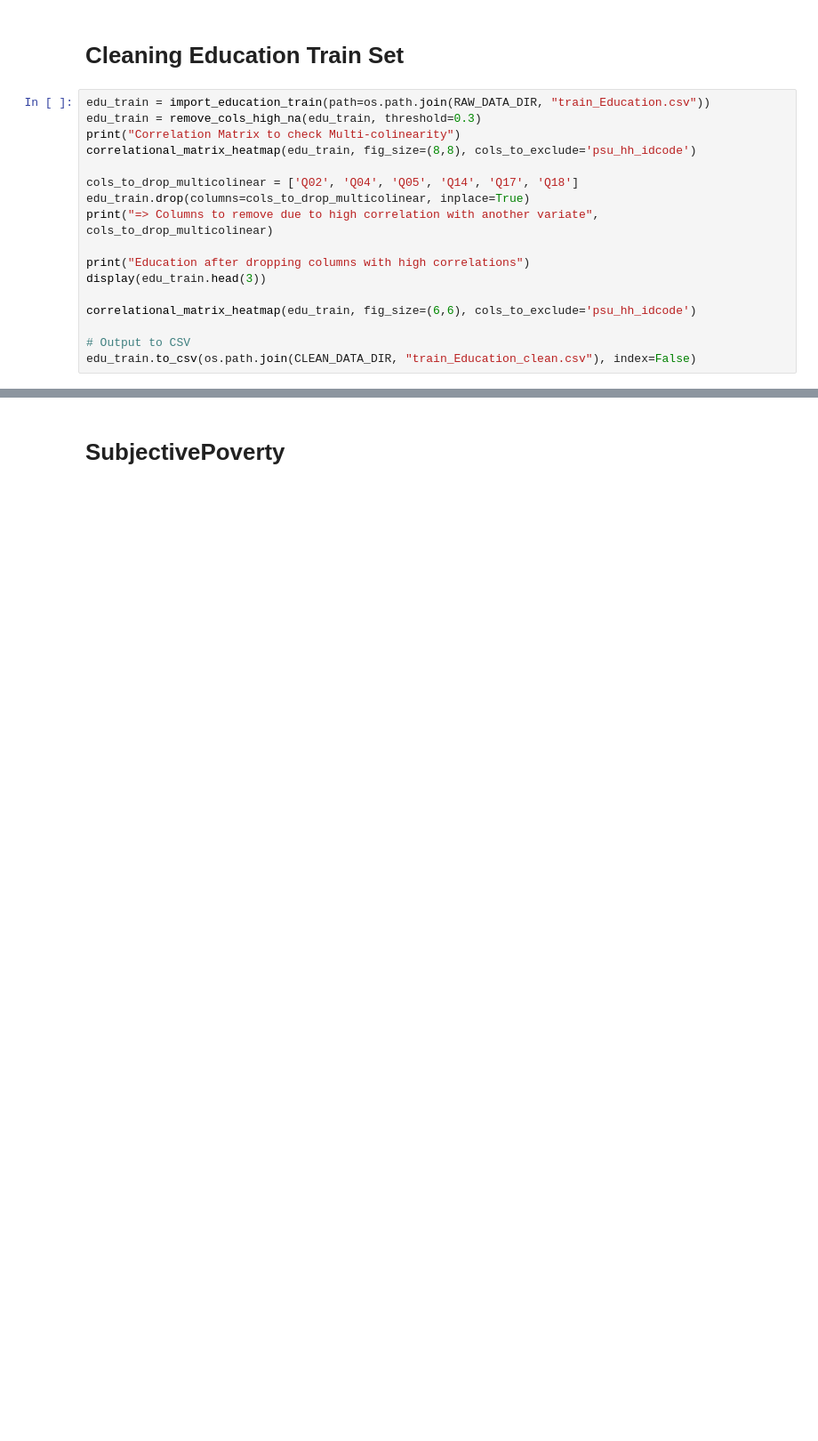
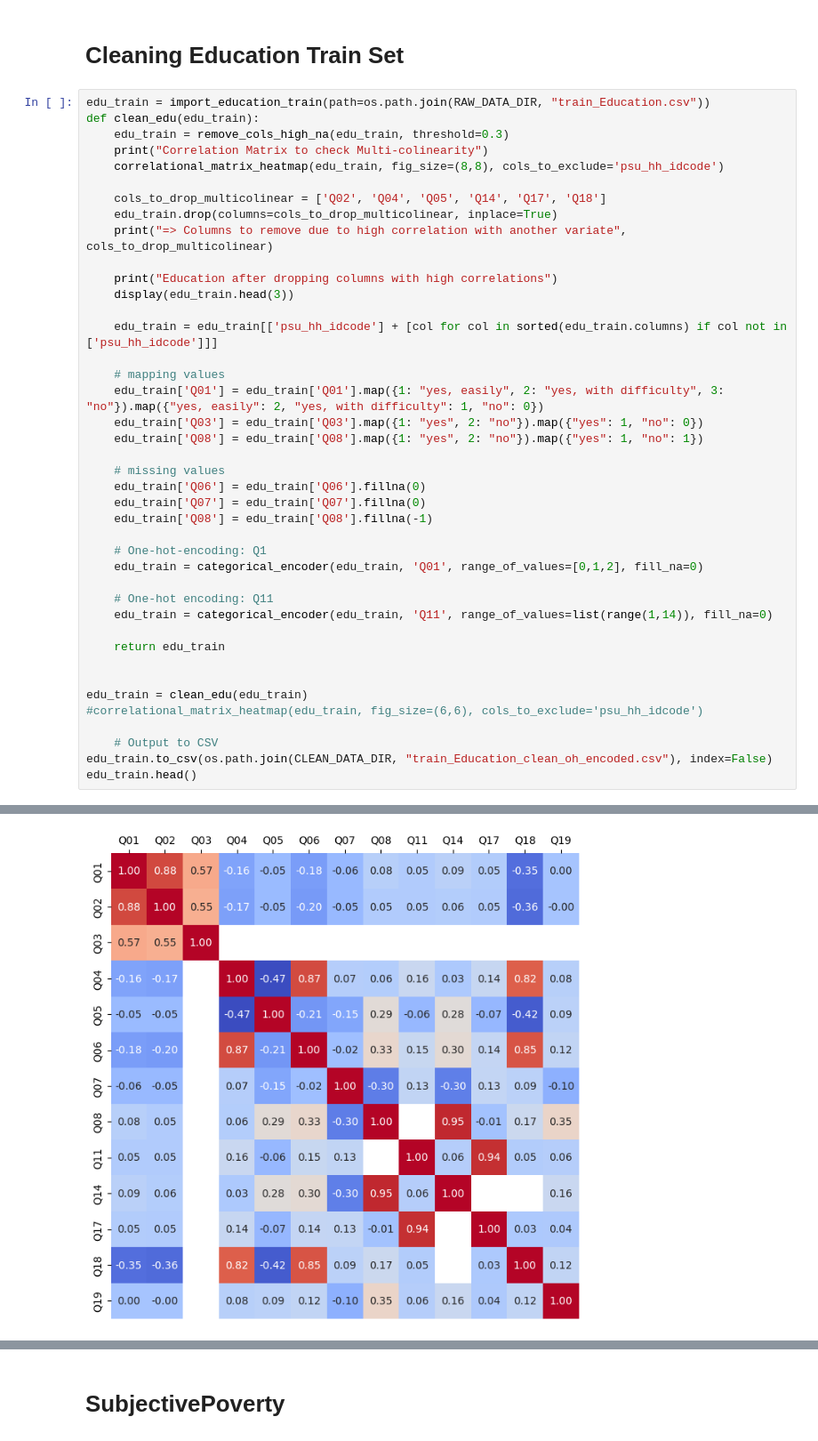
Before and after one commit to eugenesimm/Kaggle_poverty_rate, a Jupyter notebook: 1-preprocessing/clean_data.ipynb, the cells around one changed output, grey strips where cells are left out. Shown at 89% size. Saved outputs shown, nothing was run; the diff lists cells and outputs as text; blank space fills up the shorter version.

```diff
--- a/1-preprocessing/clean_data.ipynb
+++ b/1-preprocessing/clean_data.ipynb
@@ -101,18 +158,43 @@ house_train.to_csv(os.path.join(CLEAN_DATA_DIR, "train_HouseholdInfo_clean.csv")
 # Cleaning Education Train Set
 # %%
 edu_train = import_education_train(path=os.path.join(RAW_DATA_DIR, "train_Education.csv"))
-edu_train = remove_cols_high_na(edu_train, threshold=0.3)
-print("Correlation Matrix to check Multi-colinearity")
-correlational_matrix_heatmap(edu_train, fig_size=(8,8), cols_to_exclude='psu_hh_idcode')
+def clean_edu(edu_train):
+    edu_train = remove_cols_high_na(edu_train, threshold=0.3)
+    print("Correlation Matrix to check Multi-colinearity")
+    correlational_matrix_heatmap(edu_train, fig_size=(8,8), cols_to_exclude='psu_hh_idcode')
 
-cols_to_drop_multicolinear = ['Q02', 'Q04', 'Q05', 'Q14', 'Q17', 'Q18']
-edu_train.drop(columns=cols_to_drop_multicolinear, inplace=True)
-print("=> Columns to remove due to high correlation with another variate", cols_to_drop_multicolinear)
+    cols_to_drop_multicolinear = ['Q02', 'Q04', 'Q05', 'Q14', 'Q17', 'Q18']
+    edu_train.drop(columns=cols_to_drop_multicolinear, inplace=True)
+    print("=> Columns to remove due to high correlation with another variate", cols_to_drop_multicolinear)
 
-print("Education after dropping columns with high correlations")
-display(edu_train.head(3))
+    print("Education after dropping columns with high correlations")
+    display(edu_train.head(3))
 
-correlational_matrix_heatmap(edu_train, fig_size=(6,6), cols_to_exclude='psu_hh_idcode')
+    edu_train = edu_train[['psu_hh_idcode'] + [col for col in sorted(edu_train.columns) if col not in ['psu_hh_idcode']]]
 
-# Output to CSV
-edu_train.to_csv(os.path.join(CLEAN_DATA_DIR, "train_Education_clean.csv"), index=False)
+    # mapping values
+    edu_train['Q01'] = edu_train['Q01'].map({1: "yes, easily", 2: "yes, with difficulty", 3: "no"}).map({"yes, easily": 2, "yes, with difficulty": 1, "no": 0})
+    edu_train['Q03'] = edu_train['Q03'].map({1: "yes", 2: "no"}).map({"yes": 1, "no": 0})
+    edu_train['Q08'] = edu_train['Q08'].map({1: "yes", 2: "no"}).map({"yes": 1, "no": 1})
+
+    # missing values
+    edu_train['Q06'] = edu_train['Q06'].fillna(0)
+    edu_train['Q07'] = edu_train['Q07'].fillna(0)
+    edu_train['Q08'] = edu_train['Q08'].fillna(-1)
+
+    # One-hot-encoding: Q1
+    edu_train = categorical_encoder(edu_train, 'Q01', range_of_values=[0,1,2], fill_na=0)
+
+    # One-hot encoding: Q11
+    edu_train = categorical_encoder(edu_train, 'Q11', range_of_values=list(range(1,14)), fill_na=0)
+
+    return edu_train
+
+
+edu_train = clean_edu(edu_train)
+#correlational_matrix_heatmap(edu_train, fig_size=(6,6), cols_to_exclude='psu_hh_idcode')
+
+    # Output to CSV
+edu_train.to_csv(os.path.join(CLEAN_DATA_DIR, "train_Education_clean_oh_encoded.csv"), index=False)
+edu_train.head()
+# %% [output]
@@ -118,0 +215 @@ edu_train.to_csv(os.path.join(CLEAN_DATA_DIR, "train_Education_clean.csv"), inde
+[figure, added]
```
Also changed, not shown: parts of 9 cells of this notebook, 8 other files.
